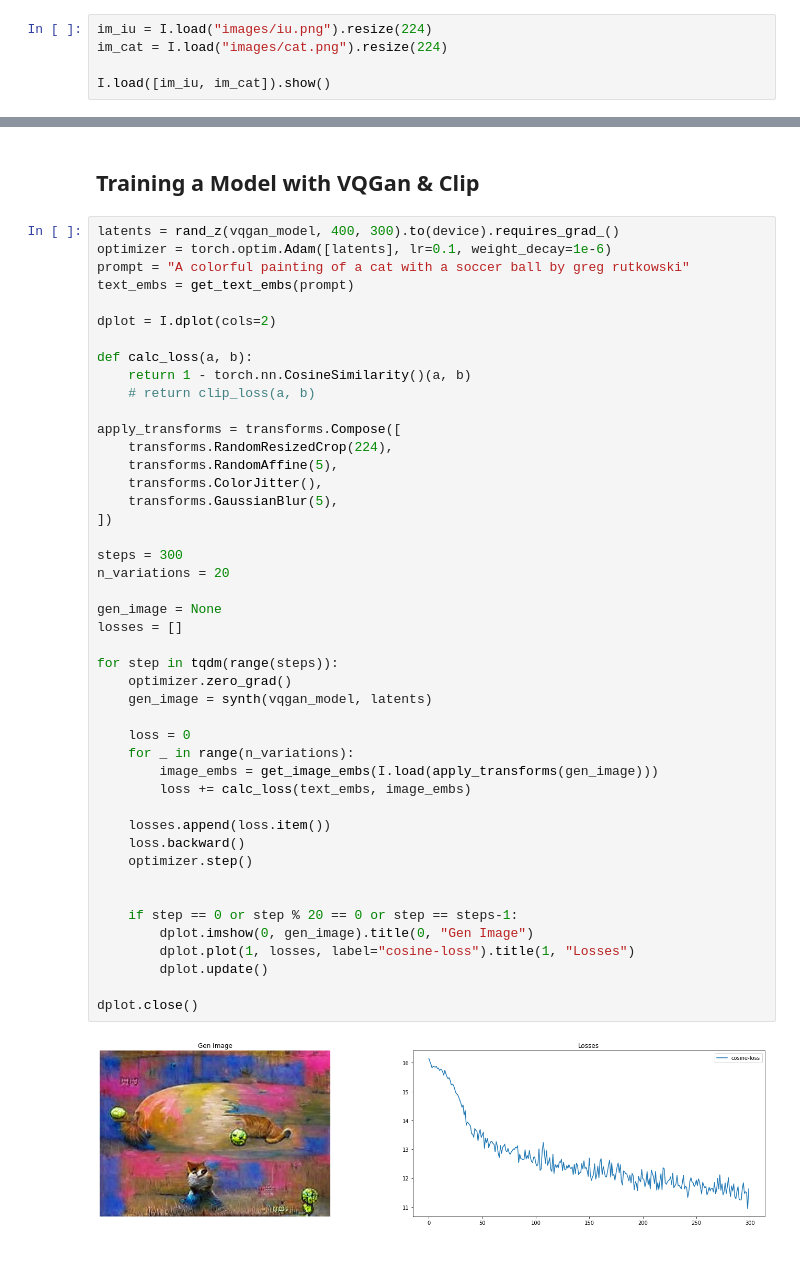
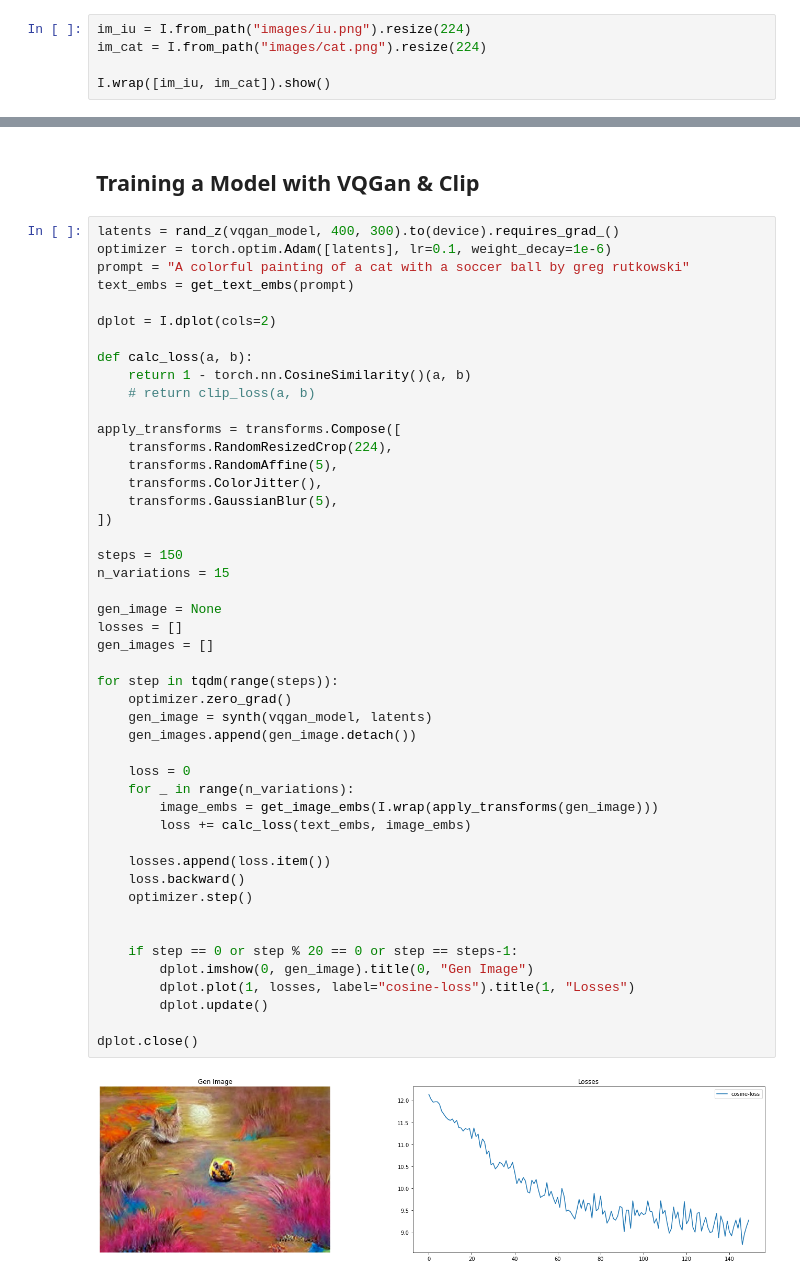
Before and after one commit to arunoda/adeep, a Jupyter notebook: aiaiart/03.2-clip-and-vqgan.ipynb, the cells around one changed output, grey strips where cells are left out. Cells and saved outputs as stored; diff of their text form.

Commit message:
Generate the image

```diff
--- a/aiaiart/03.2-clip-and-vqgan.ipynb
+++ b/aiaiart/03.2-clip-and-vqgan.ipynb
@@ -21,10 +21,10 @@ clip_model = clip.load('ViT-B/32', jit=False)[0].eval().requires_grad_(False).to
 # %% [markdown]
 ## Finding Similarity
 # %%
-im_iu = I.load("images/iu.png").resize(224)
-im_cat = I.load("images/cat.png").resize(224)
+im_iu = I.from_path("images/iu.png").resize(224)
+im_cat = I.from_path("images/cat.png").resize(224)
 
-I.load([im_iu, im_cat]).show()
+I.wrap([im_iu, im_cat]).show()
 # %% [output]
 [figure]
 # %%
@@ -194,34 +194,36 @@ apply_transforms = transforms.Compose([
     transforms.RandomResizedCrop(224),
     transforms.RandomAffine(5),
     transforms.ColorJitter(),
     transforms.GaussianBlur(5),
 ])
 
-steps = 300
-n_variations = 20
+steps = 150
+n_variations = 15
 
 gen_image = None
 losses = []
+gen_images = []
 
 for step in tqdm(range(steps)):
     optimizer.zero_grad()
     gen_image = synth(vqgan_model, latents)
+    gen_images.append(gen_image.detach())
 
     loss = 0
     for _ in range(n_variations):
-        image_embs = get_image_embs(I.load(apply_transforms(gen_image)))
+        image_embs = get_image_embs(I.wrap(apply_transforms(gen_image)))
         loss += calc_loss(text_embs, image_embs)
 
     losses.append(loss.item())
     loss.backward()
     optimizer.step()
 
 
     if step == 0 or step % 20 == 0 or step == steps-1:
         dplot.imshow(0, gen_image).title(0, "Gen Image")
         dplot.plot(1, losses, label="cosine-loss").title(1, "Losses")
         dplot.update()
 
 dplot.close()
 # %% [output]
-[figure, old version]
+[figure, new version]
```
Also changed, not shown: parts of 2 cells of this notebook, 2 other files.
